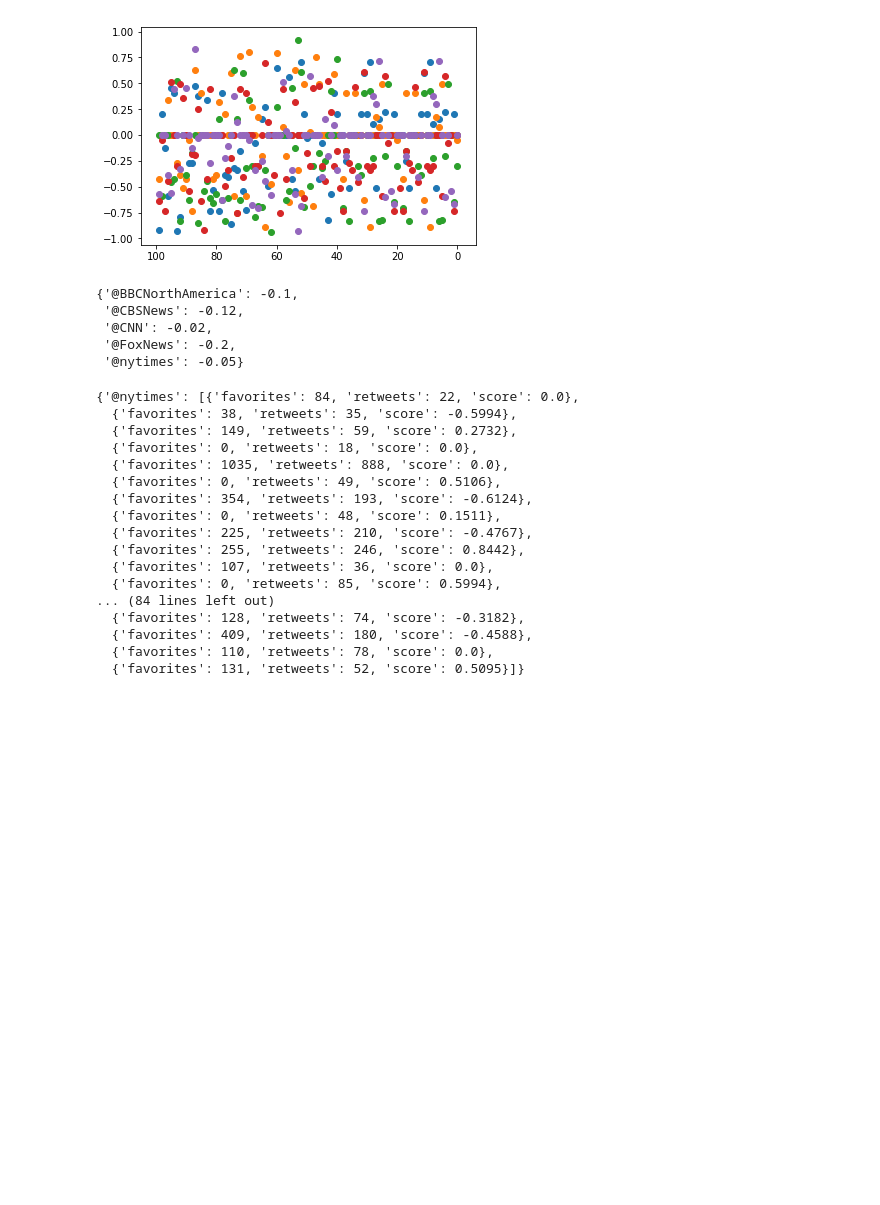
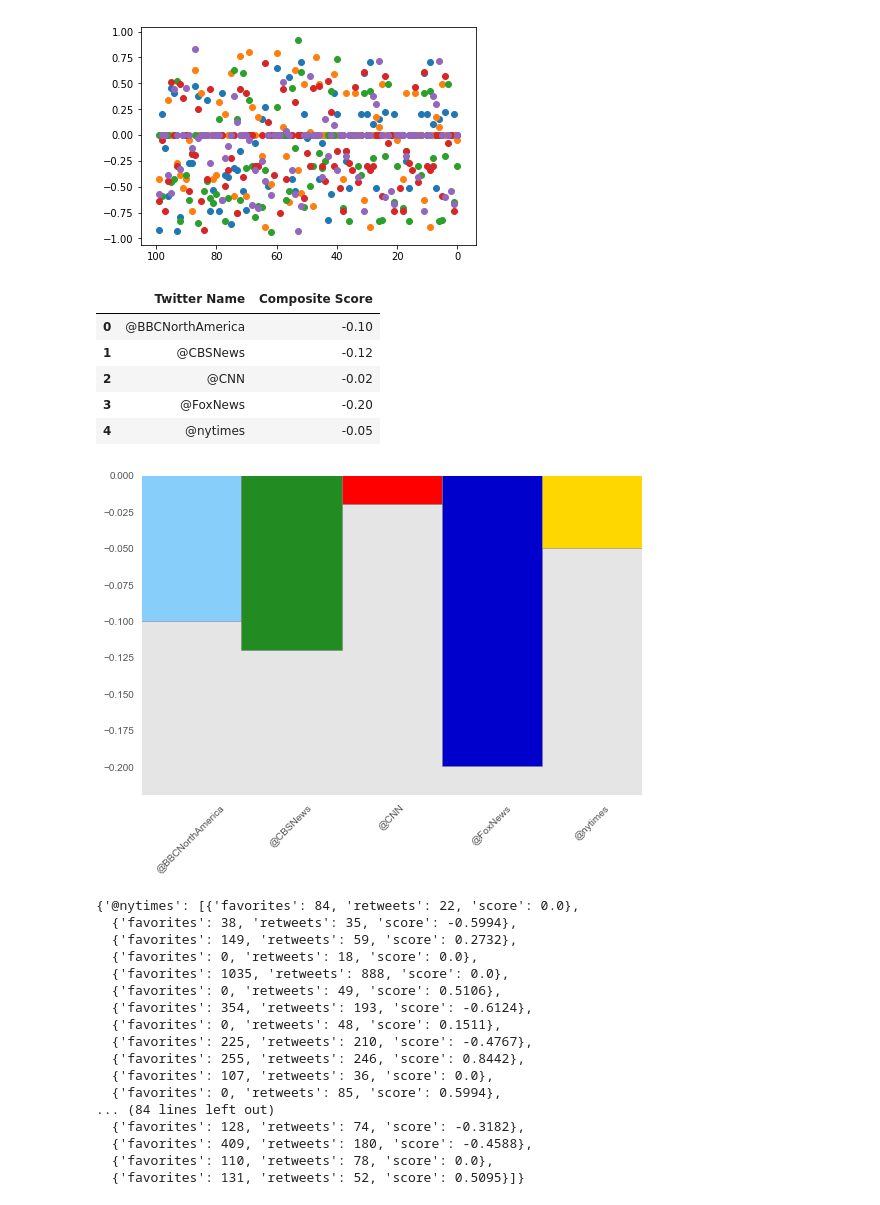
Before and after one commit to txstu09/News-Mood, a Jupyter notebook: News-Mood.ipynb, the cells around one changed output. Saved outputs shown, nothing was run; the diff lists cells and outputs as text; code cells hidden in the pictures; blank space fills up the shorter version.

Commit message:
add composite bar graph

```diff
--- a/News-Mood.ipynb
+++ b/News-Mood.ipynb
@@ -100,13 +100,30 @@ for key, value in news_scores.items():
     mean_score = float("{0:.2f}".format(np.mean(score_list)))
     composite[key] = mean_score
 
-composite
+temp = pd.Series(composite)
+temp = temp.reset_index().rename(columns={'index':'Twitter Name',0:'Composite Score'})
+temp
 # %% [output]
-{'@BBCNorthAmerica': -0.1,
- '@CBSNews': -0.12,
- '@CNN': -0.02,
- '@FoxNews': -0.2,
- '@nytimes': -0.05}
+|  | Twitter Name | Composite Score |
+| 0 | @BBCNorthAmerica | -0.10 |
+| 1 | @CBSNews | -0.12 |
+| 2 | @CNN | -0.02 |
+| 3 | @FoxNews | -0.20 |
+| 4 | @nytimes | -0.05 |
+# %%
+x_axis = np.arange(0, len(composite), 1)
+tick_loc = [x+0.5 for x in x_axis]
+colors = ['#87CEFA','#228B22','#FF0000','#0000CD','#FFD700']
+
+plt.style.use('ggplot')
+plt.bar(x_axis, temp['Composite Score'], align='edge', width=1.0, color=colors, edgecolor='gray')
+plt.xticks(tick_loc, temp['Twitter Name'], rotation=45)
+plt.ylim(-0.22, 0)
+plt.margins(0, 0.1)
+plt.grid(False)
+plt.show()
+# %% [output]
+[figure, added]
 # %%
 #-------------TESTING BELOW-----------------------#
 # %%
```
